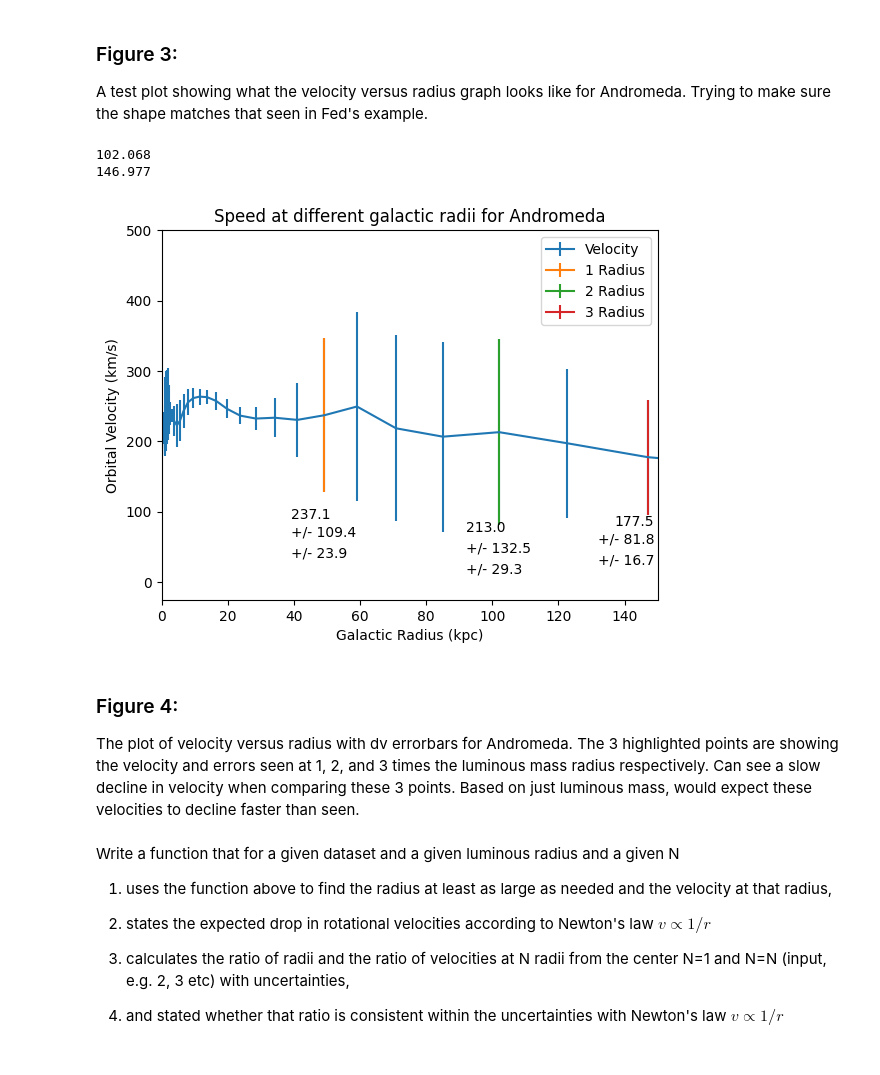
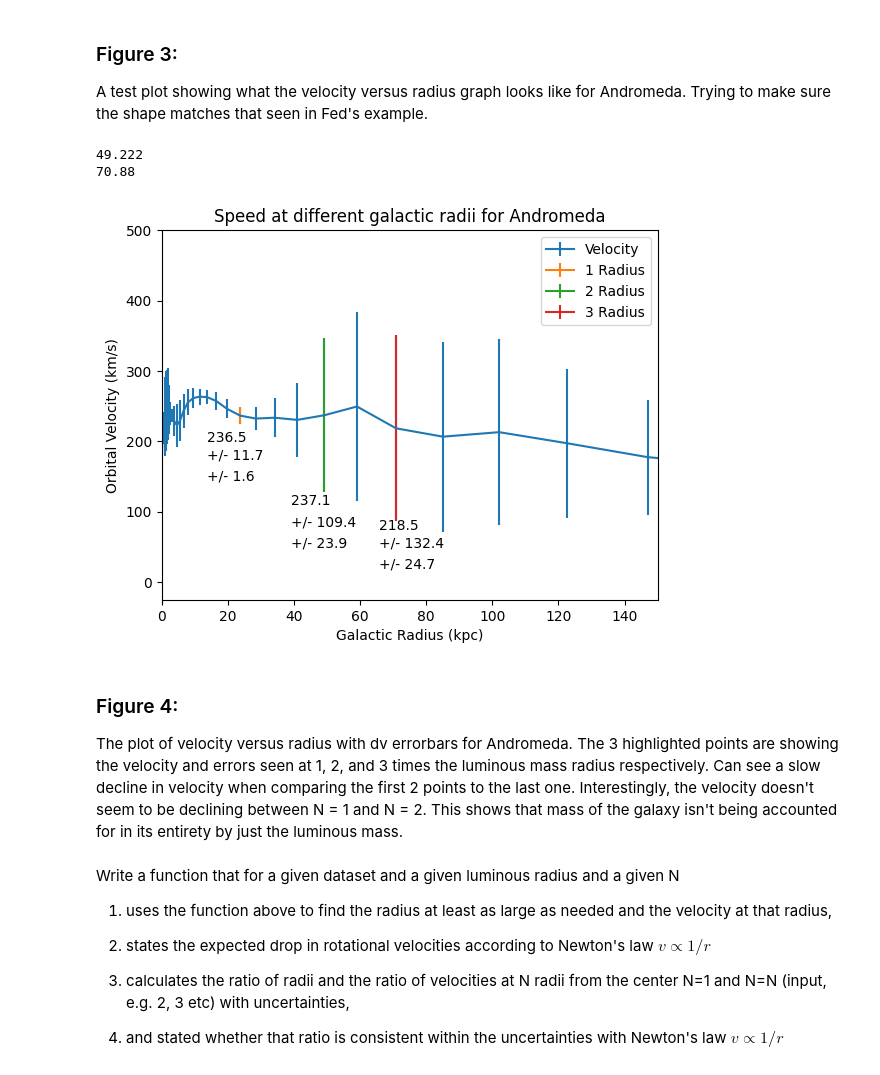
Before and after one commit to szsavery/DSPS_SSavery, a Jupyter notebook: HW4/MWrotCurve_Savery.ipynb, the cells around one changed output. Saved outputs shown, nothing was run; the diff lists cells and outputs as text; code cells hidden in the pictures.

```diff
--- a/HW4/MWrotCurve_Savery.ipynb
+++ b/HW4/MWrotCurve_Savery.ipynb
@@ -231,3 +227,7 @@ m31SizeError = errorkpc * np.sin(m31angS)
+# %%
+#Shar pointed out that we need to half this size to get radius, originally was getting the diameter
+m31Size = distkpc * np.sin(m31angS) / 2
+m31SizeError = errorkpc * np.sin(m31angS) / 2
 # %%
 print("Size of the visible component of Andromeda: " +
       r"{:.4f} +/- {:2.4f}".format(m31Size, m31SizeError))
@@ -360,36 +360,36 @@ dist3, speed3, dev3, error3 = getradii(m31, 3, m31Size)
 print(dist2)
 print(dist3)
 # %% [output]
-102.068
-146.977
+49.222
+70.88
 # %%
 plt.errorbar(m31['R(kpc)'], m31['V(km/s)'], yerr = m31['St.dev.'], label = 'Velocity')
 plt.errorbar(dist1, speed1, yerr= dev1, label = '1 Radius')
 plt.errorbar(dist2, speed2, yerr= dev2, label = '2 Radius')
 plt.errorbar(dist3, speed3, yerr = dev3, label = '3 Radius')
 plt.xlabel('Galactic Radius (kpc)')
 plt.ylabel('Orbital Velocity (km/s)')
 plt.title('Speed at different galactic radii for Andromeda')
 #Plot text positioning code from Tali
-plt.text(dist1-10,90,r"{:.1f}".format(speed1))
-plt.text(dist1-10,65,"+/- {:.1f}".format(dev1))
-plt.text(dist1-10,35, "+/- {:.1f}".format(error1))
-plt.text(dist2-10,72,r"{:.1f}".format(speed2))
-plt.text(dist2-10,42,"+/- {:.1f}".format(dev2))
-plt.text(dist2-10,12, "+/- {:.1f}".format(error2))
-plt.text(dist3-10,80,r"{:.1f}".format(speed3))
-plt.text(dist3-15,55,"+/- {:.1f}".format(dev3))
-plt.text(dist3-15,25, "+/- {:.1f}".format(error3))
+plt.text(dist1-10,200,r"{:.1f}".format(speed1))
+plt.text(dist1-10,175,"+/- {:.1f}".format(dev1))
+plt.text(dist1-10,145, "+/- {:.1f}".format(error1))
+plt.text(dist2-10,110,r"{:.1f}".format(speed2))
+plt.text(dist2-10,80,"+/- {:.1f}".format(dev2))
+plt.text(dist2-10,50, "+/- {:.1f}".format(error2))
+plt.text(dist3-5,75,r"{:.1f}".format(speed3))
+plt.text(dist3-5,50,"+/- {:.1f}".format(dev3))
+plt.text(dist3-5,20, "+/- {:.1f}".format(error3))
 plt.xlim(0,150)
 plt.ylim(-25,500)
 plt.legend()
 plt.show()
 # %% [output]
-[figure, old version]
+[figure, new version]
 # %% [markdown]
 ### Figure 4:
 
-The plot of velocity versus radius with dv errorbars for Andromeda. The 3 highlighted points are showing the velocity and errors seen at 1, 2, and 3 times the luminous mass radius respectively. Can see a slow decline in velocity when comparing these 3 points. Based on just luminous mass, would expect these velocities to decline faster than seen.
+The plot of velocity versus radius with dv errorbars for Andromeda. The 3 highlighted points are showing the velocity and errors seen at 1, 2, and 3 times the luminous mass radius respectively. Can see a slow decline in velocity when comparing the first 2 points to the last one. Interestingly, the velocity doesn't seem to be declining between N = 1 and N = 2. This shows that mass of the galaxy isn't being accounted for in its entirety by just the luminous mass.
 # %% [markdown]
 Write a function that for a given dataset and a given luminous radius and a given N
 
```
Also changed, not shown: parts of 8 cells of this notebook.
